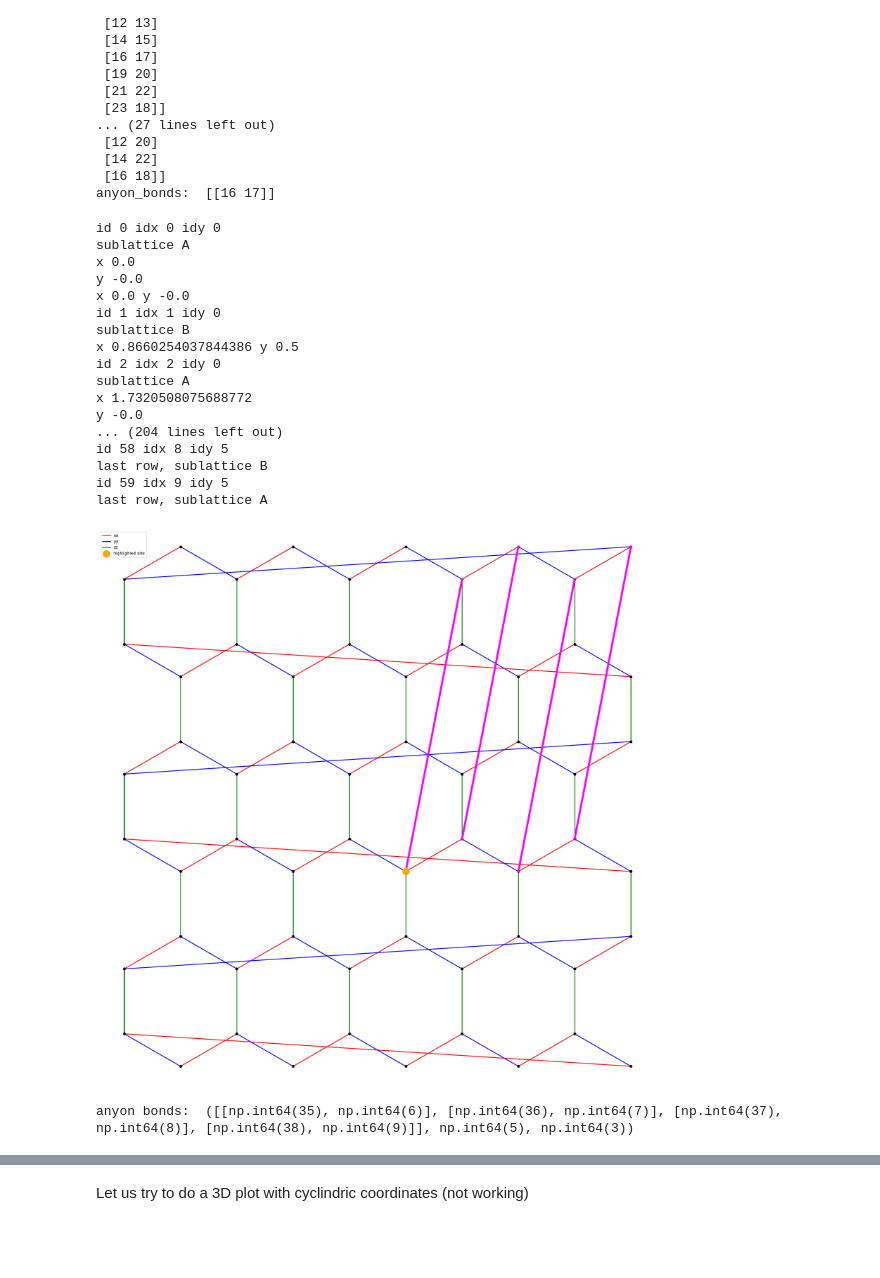
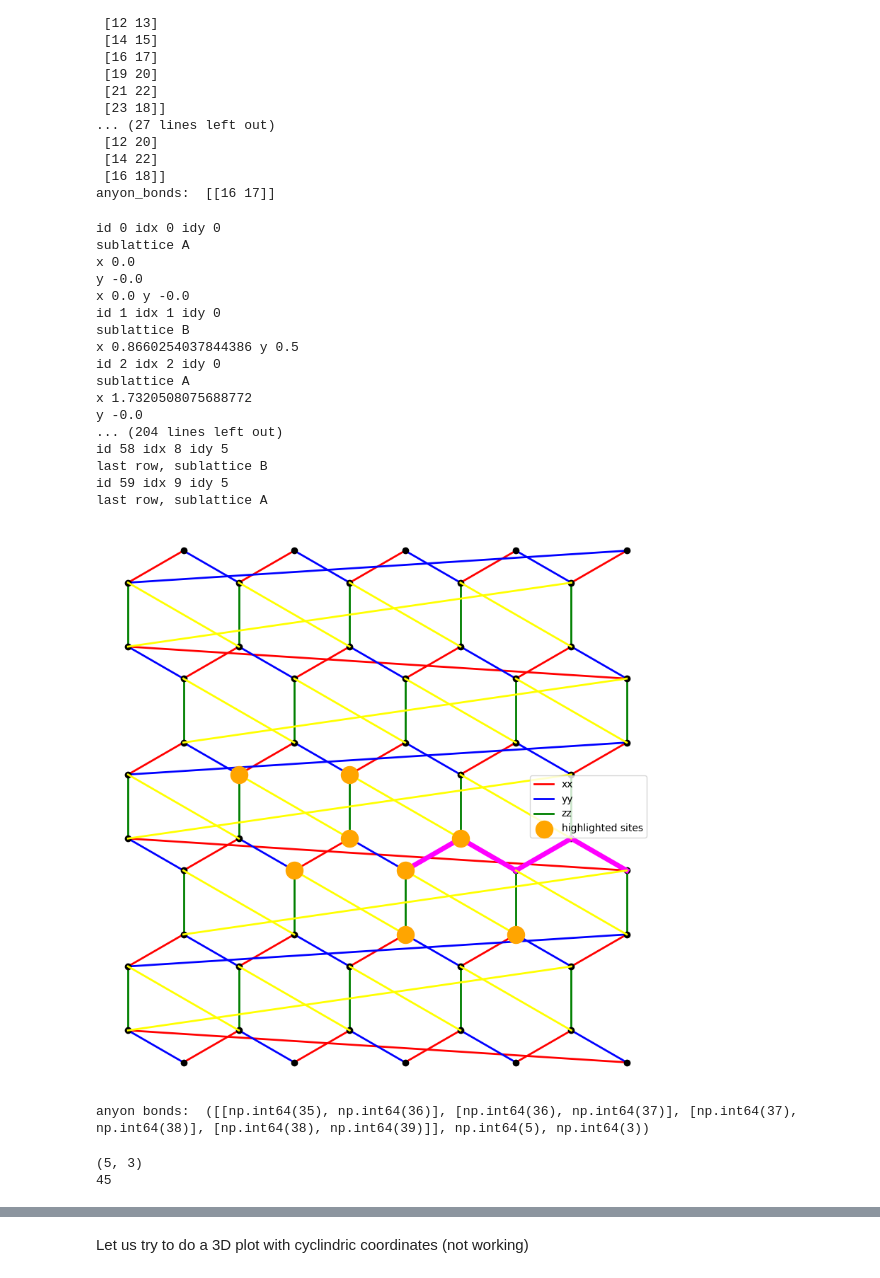
Before and after one commit to gconcheri/MasterThesis, a Jupyter notebook: fermionic_model_PBC.ipynb, the cells around one changed output, grey strips where cells are left out. Drawn from its saved outputs; the diff is of its cells as text; code cells hidden in the pictures; blank space fills up the shorter version.

```diff
--- a/fermionic_model_PBC.ipynb
+++ b/fermionic_model_PBC.ipynb
@@ -102,11 +102,11 @@ xx_bond:  [[ 0  1]
  [16 18]]
 anyon_bonds:  [[16 17]]
 # %%
-def plot_honeycomb(model, highlight_idxidy=None, highlight_color='orange', plot_anyon_bonds=False):
+def plot_honeycomb(model, highlight_idxidy=None, highlight_color='orange', plot_anyon_bonds=False, plot_diagonal_bonds = False):
     coords = model.get_coordinates()
     xx_bondlist, yy_bondlist, zz_bondlist = model.get_bonds()
 
-    plt.figure(figsize=(25, 25))
+    plt.figure(figsize=(10, 10))
     # Plot sites
     plt.scatter(coords[:, 0], coords[:, 1], color='k', zorder=3)
 
@@ -128,12 +128,24 @@ def plot_honeycomb(model, highlight_idxidy=None, highlight_color='orange', plot_
             plt.plot([coords[i, 0], coords[j, 0]], [coords[i, 1], coords[j, 1]],
                      color='magenta', lw=5, label='anyon bond' if (i, j) == anyon_bonds[0] else "", zorder=4)
 
-    highlight_idxidy = (px, py)
+    #highlight_idxidy = (px, py)
     # Highlight a specific site if requested
     if highlight_idxidy is not None:
         idx, idy = highlight_idxidy
         site_id = model.idxidy_to_id(idx, idy)
         plt.scatter(coords[site_id, 0], coords[site_id, 1], color=highlight_color, s=300, zorder=5, label='highlighted site')
+
+    indices = [22,24,33,34,35,36,45,47]
+    for site_id in indices:
+        plt.scatter(coords[site_id, 0], coords[site_id, 1], color=highlight_color, s=300, zorder=5, label='highlighted sites')
+
+
+    if plot_diagonal_bonds:
+        diag_bonds = model.get_diagonalbonds()
+        for i, j in diag_bonds:
+            plt.plot([coords[i, 0], coords[j, 0]], [coords[i, 1], coords[j, 1]],
+                     color='yellow', lw=2, label='diagonal bond' if (i, j) == diag_bonds[0] else "", zorder=4)
+
 
     plt.axis('equal')
     plt.axis('off')
@@ -143,28 +155,34 @@ def plot_honeycomb(model, highlight_idxidy=None, highlight_color='orange', plot_
     plt.show()
 # %%
 modell = site.SitesPBC(Npx = 5, Npy = 5)
-plot_honeycomb(modell, plot_anyon_bonds= True)
+plot_honeycomb(modell, plot_anyon_bonds= True, plot_diagonal_bonds = True)
 print("anyon bonds: ", modell.get_anyonbonds())
 # %% [output]
 id 0 idx 0 idy 0
 sublattice A
 x 0.0
 y -0.0
 x 0.0 y -0.0
 id 1 idx 1 idy 0
 sublattice B
 x 0.8660254037844386 y 0.5
 id 2 idx 2 idy 0
 sublattice A
 x 1.7320508075688772
 y -0.0
 ... (204 lines left out)
 id 58 idx 8 idy 5
 last row, sublattice B
 id 59 idx 9 idy 5
 last row, sublattice A
-[figure, old version]
+[figure, new version]
-anyon bonds:  ([[np.int64(35), np.int64(6)], [np.int64(36), np.int64(7)], [np.int64(37), np.int64(8)], [np.int64(38), np.int64(9)]], np.int64(5), np.int64(3))
+anyon bonds:  ([[np.int64(35), np.int64(36)], [np.int64(36), np.int64(37)], [np.int64(37), np.int64(38)], [np.int64(38), np.int64(39)]], np.int64(5), np.int64(3))
+# %%
+print(modell.id_to_idxidy(35))
+print(modell.idxidy_to_id(5,4))
+# %% [output]
+(5, 3)
+45
 # %%
 coords = model.get_coordinates()
 print("Coordinates of sites: ", coords)
```
Also changed, not shown: parts of 7 cells of this notebook, 2 other files.
